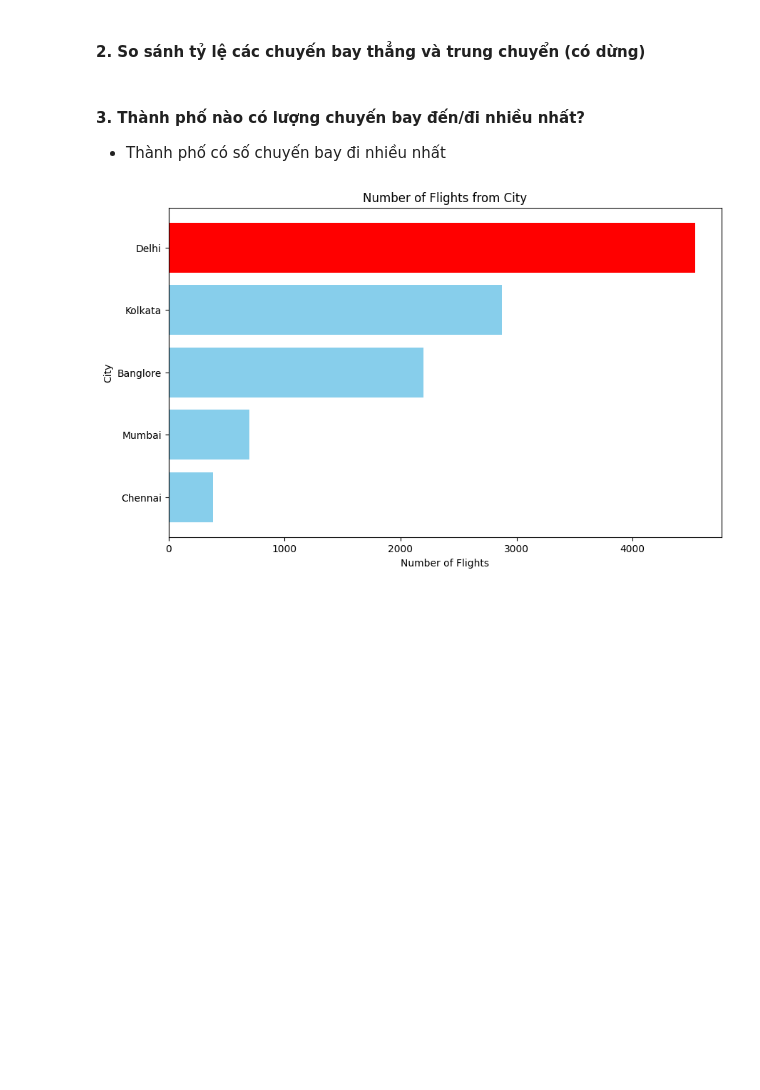
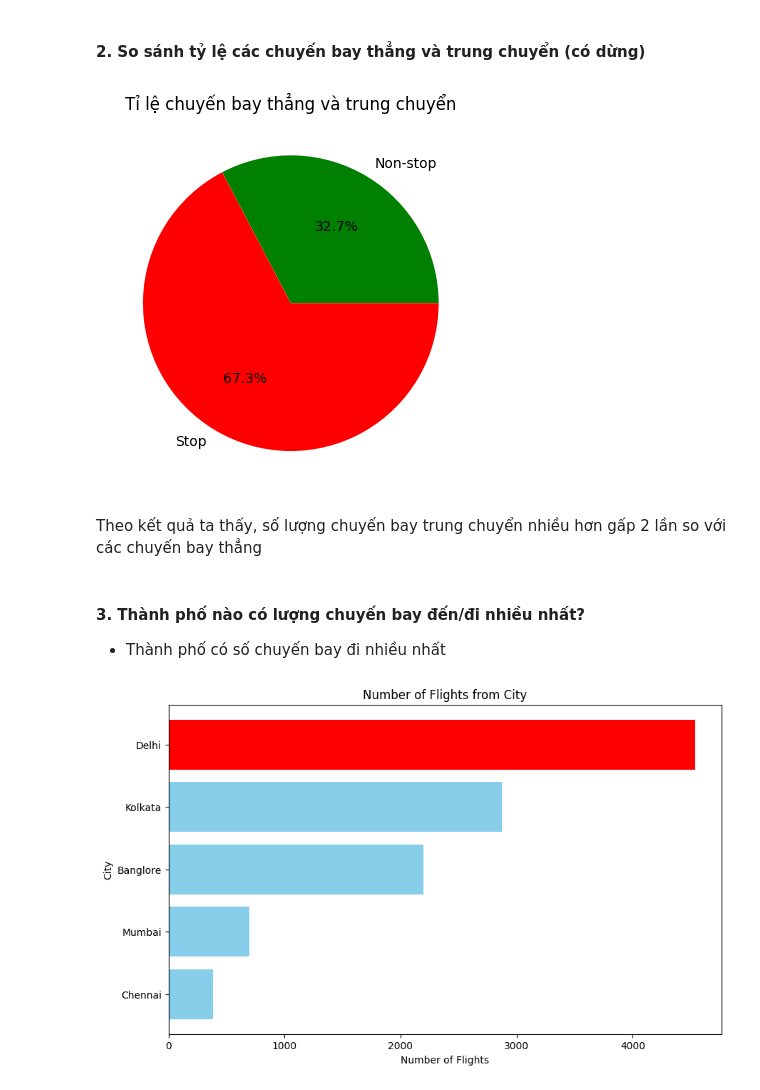
Before and after one commit to vngson/PTDLUD, a Jupyter notebook: main.ipynb, the cells around one changed output. Drawn from its saved outputs; the diff is of its cells as text; code cells hidden in the pictures; blank space fills up the shorter version.

```diff
--- a/main.ipynb
+++ b/main.ipynb
@@ -158,5 +199,27 @@ merged_data
 # %% [markdown]
 #### **2. So sánh tỷ lệ các chuyến bay thẳng và trung chuyển (có dừng)**
+# %%
+# Tổng số chuyến bay
+n_rows = len(merged_data['Total_Stops'])
+
+# Lấy số lượng chuyến bay thẳng
+non_stop = (merged_data['Total_Stops'] == 0).sum()
+
+# Số lượng chuyến bay trung chuyển
+stop = n_rows - non_stop
+
+# Tạo biểu đồ đường tròn
+plt.pie([non_stop, stop], labels=['Non-stop', 'Stop'], colors=['green', 'red'], autopct='%1.1f%%')
+
+# Thêm tiêu đề
+plt.title('Tỉ lệ chuyến bay thẳng và trung chuyển')
+
+# Hiển thị biểu đồ
+plt.show()
+# %% [output]
+[figure, added]
+# %% [markdown]
+Theo kết quả ta thấy, số lượng chuyến bay trung chuyển nhiều hơn gấp 2 lần so với các chuyến bay thẳng
 # %% [markdown]
 #### **3. Thành phố nào có lượng chuyến bay đến/đi nhiều nhất?**
 - Thành phố có số chuyến bay đi nhiều nhất
```
Also changed, not shown: parts of 8 cells of this notebook.
